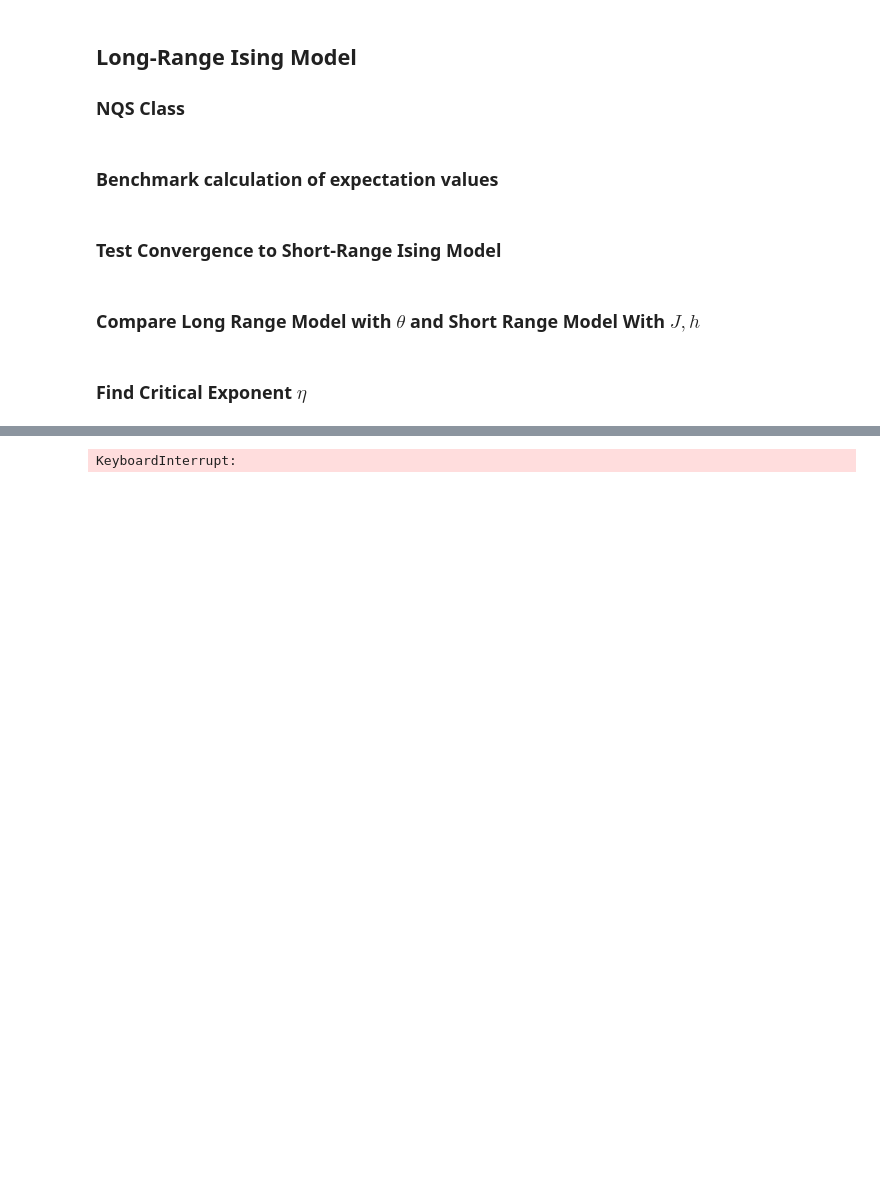
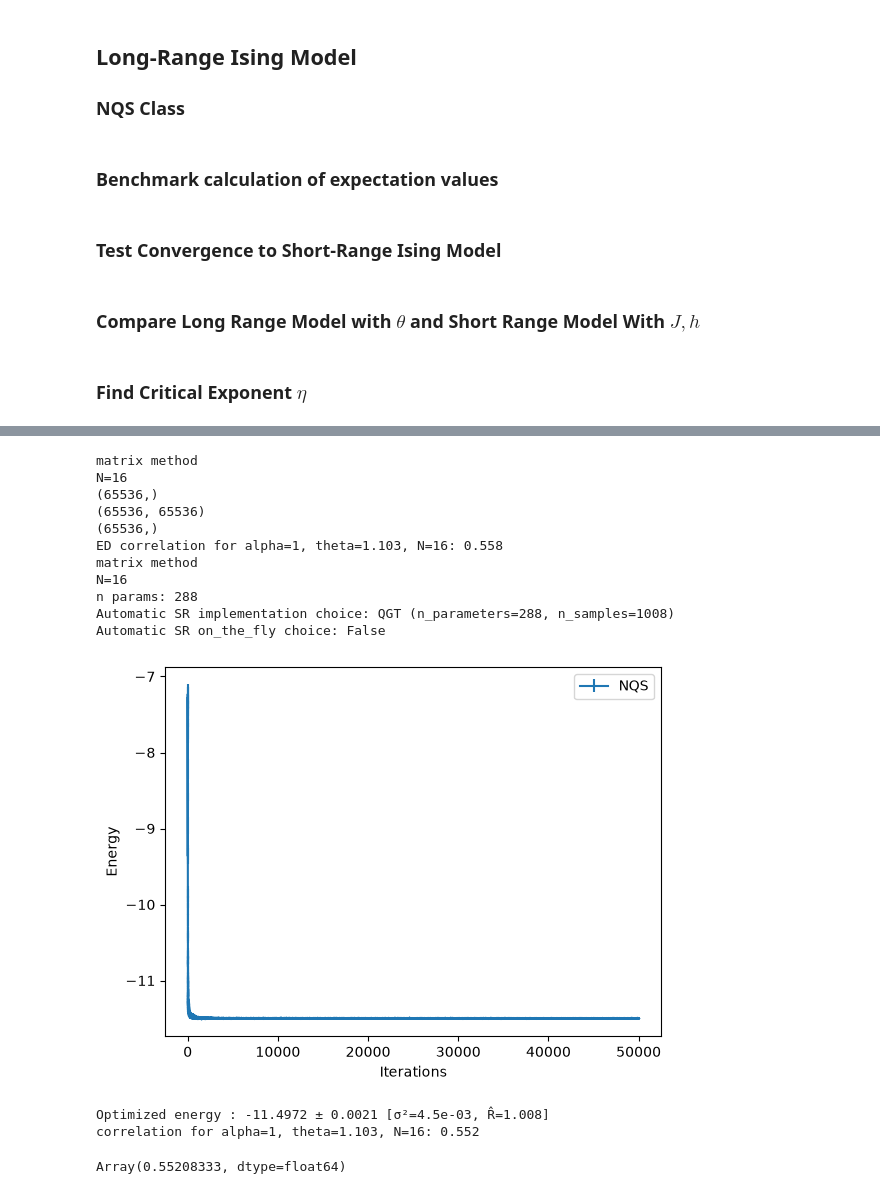
Before and after one commit to fpgasta/nqs-ising-research-project, a Jupyter notebook: src/main.ipynb, the cells around one changed output, grey strips where cells are left out. Saved outputs shown, nothing was run; the diff lists cells and outputs as text; code cells hidden in the pictures; blank space fills up the shorter version.

Commit message:
ED correlation and train network for longer to get accurate correlation

```diff
--- a/src/main.ipynb
+++ b/src/main.ipynb
@@ -538,6 +497,8 @@ class NQS_ising_LR():
         print(f"N={N}")
 
         self.optimized_energy = None
+        self.E_gs = None
+        self.gs = None
 
     def solve_exactly(self, compute_eigenvectors=False):
         sp_h = self.H.to_sparse()
@@ -545,17 +506,17 @@ class NQS_ising_LR():
 
         if compute_eigenvectors:
             eig_vals, eig_vecs = ed_result
-            print(eig_vals.shape, eig_vecs.shape)
             self.E_gs = eig_vals[0]
-            return self.E_gs, eig_vecs[:,0]
+            self.gs = eig_vecs[:,0]
+            return self.E_gs, self.gs
         else:
             self.E_gs = ed_result[0]
             return self.E_gs
 
     def optimization_loop(self, model, n_iter: int=300, learning_rate=0.05):
         self.sampler = nk.sampler.MetropolisLocal(self.hi)
-        # self.vstate = nk.vqs.MCState(self.sampler, model, n_samples=1008)
-        self.vstate = nk.vqs.MCState(self.sampler, model, n_samples=4032)
+        self.vstate = nk.vqs.MCState(self.sampler, model, n_samples=1008)
+        # self.vstate = nk.vqs.MCState(self.sampler, model, n_samples=2016)
         print("n params:", self.vstate.n_parameters)
 
         self.n_iter = n_iter
@@ -564,7 +525,9 @@ class NQS_ising_LR():
 
         optimizer = nk.optimizer.Sgd(learning_rate=learning_rate)
 
-        gs = nk.driver.VMC(self.H, optimizer, variational_state=self.vstate, preconditioner=nk.optimizer.SR(diag_shift=0.1))
+        # gs = nk.driver.VMC(self.H, optimizer, variational_state=self.vstate, preconditioner=nk.optimizer.SR(diag_shift=0.1))
+        gs = nk.driver.VMC_SR(self.H, optimizer, diag_shift=0.01, variational_state=self.vstate) # TODO: what does the diag_shift mean?; Use decaying diag_shift?
+
         log = nk.logging.RuntimeLog()
         gs.run(n_iter=n_iter, out=log, _graceful_keyboard_interrupt=False)
 
@@ -644,6 +607,18 @@ class NQS_ising_LR():
         correlation /= self.N
 
         return correlation
+
+    def calculate_correlation_ED(self, r: int):
+        if self.gs is None:
+            self.solve_exactly(compute_eigenvectors=True)
+
+        correlation_matrix = sum(sigmaz(self.hi, i) @ sigmaz(self.hi, (i+r)%N) for i in range(N)).to_sparse()
+        print(self.gs.conj().shape)
+        print(correlation_matrix.shape)
+        print(self.gs.shape)
+
+        correlation = 1/self.N * (self.gs.conj() @ correlation_matrix @ self.gs).real
+        return correlation
 # %% [markdown]
 ### Benchmark calculation of expectation values
 # %%
@@ -723,13 +698,23 @@ print(E_gs/E_gs_LR/jnp.sqrt(2))
 # %%
 def get_correlation(alphaLR, theta, N, r, n_iter=300, learning_rate=0.03):
     model = myRBM(N=N, alpha=1, rngs=nnx.Rngs(2))
+    # model = phaseRBM(N=N, alpha=1, rngs=nnx.Rngs(2))
     nqs_ising = NQS_ising_LR(N, theta, alphaLR=alphaLR, exact_solution=False)
     nqs_ising.optimization_loop(model, n_iter=n_iter, learning_rate=learning_rate)
     correlation = nqs_ising.calculate_correlation(r)
+    nqs_ising.plot()
     nqs_ising.print()
     print(f"correlation for alpha={alphaLR}, theta={theta}, N={N}: {correlation:.3f}")
 
     return correlation
+
+def get_correlation_ED(alphaLR, theta, N, r):
+    nqs_ising = NQS_ising_LR(N, theta, alphaLR=alphaLR, exact_solution=False)
+    correlation = nqs_ising.calculate_correlation_ED(r)
+
+    print(f"ED correlation for alpha={alphaLR}, theta={theta}, N={N}: {correlation:.3f}")
+
+    return correlation
 # %%
 Ns = (32, 48, 64, 96, 128)
 # theta = jnp.pi/4
@@ -862,8 +786,23 @@ n params: 2400
 # %%
 # all_correlations
-N = 32
+N = 16
 r = int(N/4)
-get_correlation(1, 1.103, N, r, 1000, 0.01)
+get_correlation_ED(1, 1.103, N, r)
+get_correlation(1, 1.103, N, r, 50000, 0.02)
 # TODO: decrease # samples again
 # %% [output]
-KeyboardInterrupt:
+matrix method
+N=16
+(65536,)
+(65536, 65536)
+(65536,)
+ED correlation for alpha=1, theta=1.103, N=16: 0.558
+matrix method
+N=16
+n params: 288
+Automatic SR implementation choice: QGT (n_parameters=288, n_samples=1008)
+Automatic SR on_the_fly choice: False
+[figure, added]
+Optimized energy : -11.4972 ± 0.0021 [σ²=4.5e-03, R̂=1.008]
+correlation for alpha=1, theta=1.103, N=16: 0.552
+Array(0.55208333, dtype=float64)
```
Also changed, not shown: parts of 2 cells of this notebook, 6 other files.
